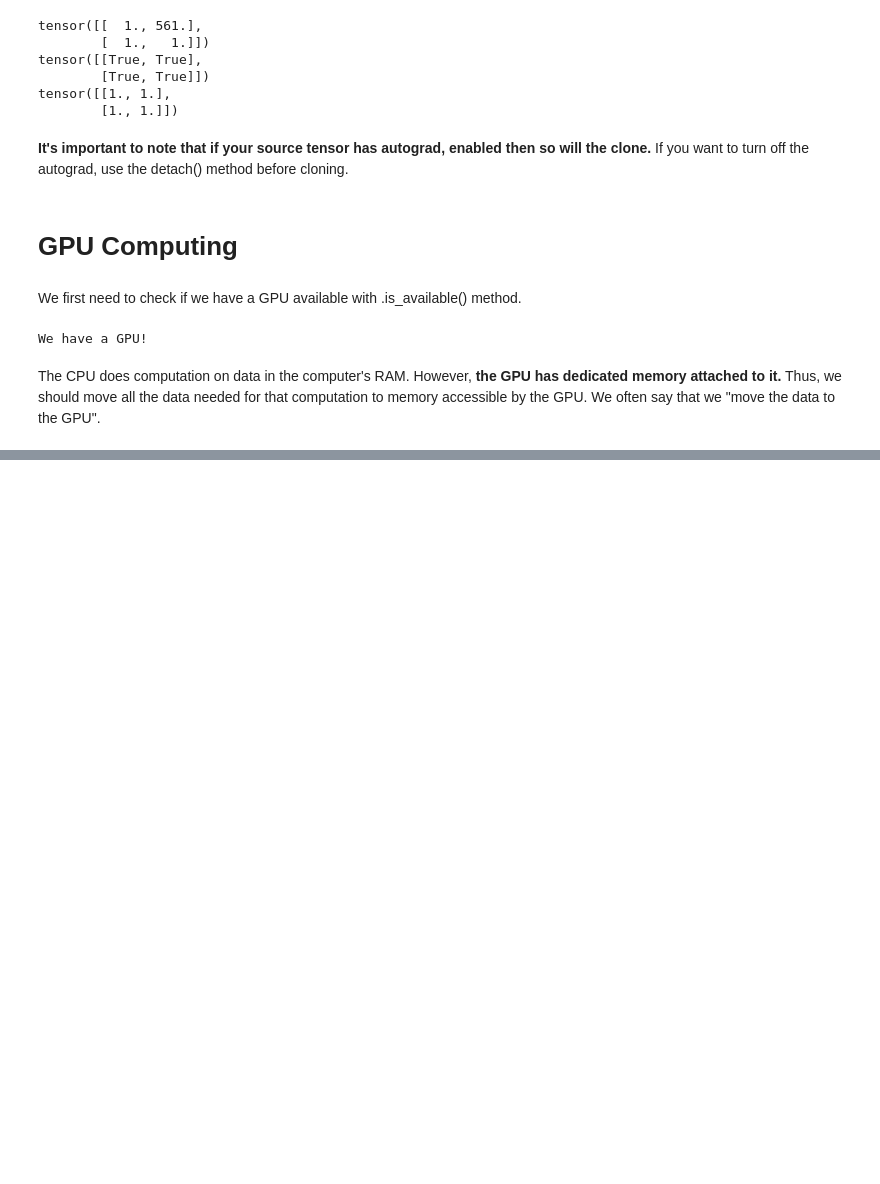
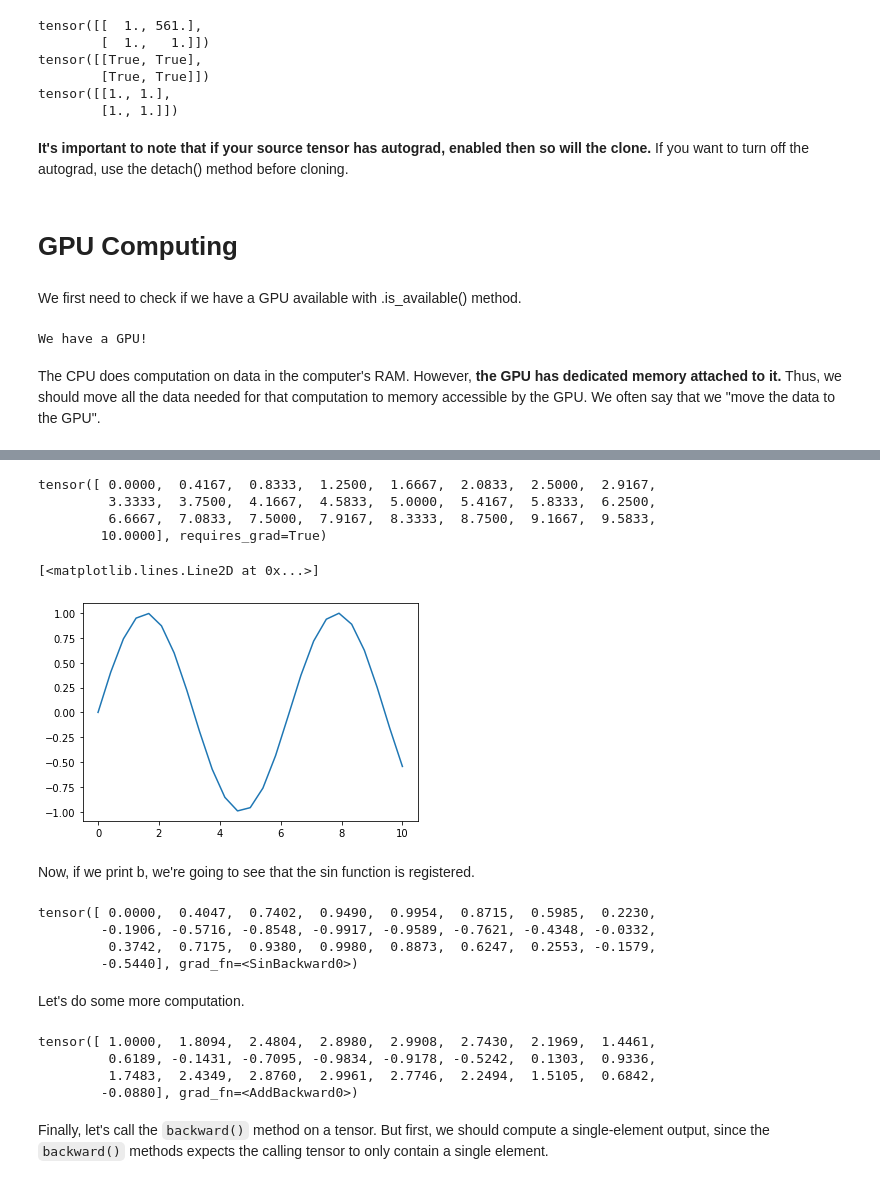
Before and after one commit to Fatma-Chaouech/PyTorch-Learning-Journey, a Jupyter notebook: Intermediate_PyTorch.ipynb, the cells around one changed output, grey strips where cells are left out. Drawn from its saved outputs; the diff is of its cells as text; code cells hidden in the pictures; blank space fills up the shorter version.

Commit message:
autograd

```diff
--- a/Intermediate_PyTorch.ipynb
+++ b/Intermediate_PyTorch.ipynb
@@ -69,0 +129,35 @@ The CPU does computation on data in the computer's RAM. However, **the GPU has d
+# %%
+a = torch.linspace(0, 10, steps=25, requires_grad=True) # autograd will be accumulating the history of the computation in the output tensors of that computation
+print(a)
+# %% [output]
+tensor([ 0.0000,  0.4167,  0.8333,  1.2500,  1.6667,  2.0833,  2.5000,  2.9167,
+         3.3333,  3.7500,  4.1667,  4.5833,  5.0000,  5.4167,  5.8333,  6.2500,
+         6.6667,  7.0833,  7.5000,  7.9167,  8.3333,  8.7500,  9.1667,  9.5833,
+        10.0000], requires_grad=True)
+# %%
+b = torch.sin(a)
+plt.plot(a.detach(), b.detach())  # plotting requires the detach
+# %% [output]
+[<matplotlib.lines.Line2D at 0x...>]
+[figure, added]
+# %% [markdown]
+Now, if we print b, we're going to see that the sin function is registered.
+# %%
+print(b)
+# %% [output]
+tensor([ 0.0000,  0.4047,  0.7402,  0.9490,  0.9954,  0.8715,  0.5985,  0.2230,
+        -0.1906, -0.5716, -0.8548, -0.9917, -0.9589, -0.7621, -0.4348, -0.0332,
+         0.3742,  0.7175,  0.9380,  0.9980,  0.8873,  0.6247,  0.2553, -0.1579,
+        -0.5440], grad_fn=<SinBackward0>)
+# %% [markdown]
+Let's do some more computation.
+# %%
+b = b * 2 + 1
+print(b)
+# %% [output]
+tensor([ 1.0000,  1.8094,  2.4804,  2.8980,  2.9908,  2.7430,  2.1969,  1.4461,
+         0.6189, -0.1431, -0.7095, -0.9834, -0.9178, -0.5242,  0.1303,  0.9336,
+         1.7483,  2.4349,  2.8760,  2.9961,  2.7746,  2.2494,  1.5105,  0.6842,
+        -0.0880], grad_fn=<AddBackward0>)
+# %% [markdown]
+Finally, let's call the `backward()` method on a tensor. But first, we should compute a single-element output, since the `backward()` methods expects the calling tensor to only contain a single element.
```
Also changed, not shown: parts of 15 cells of this notebook.
